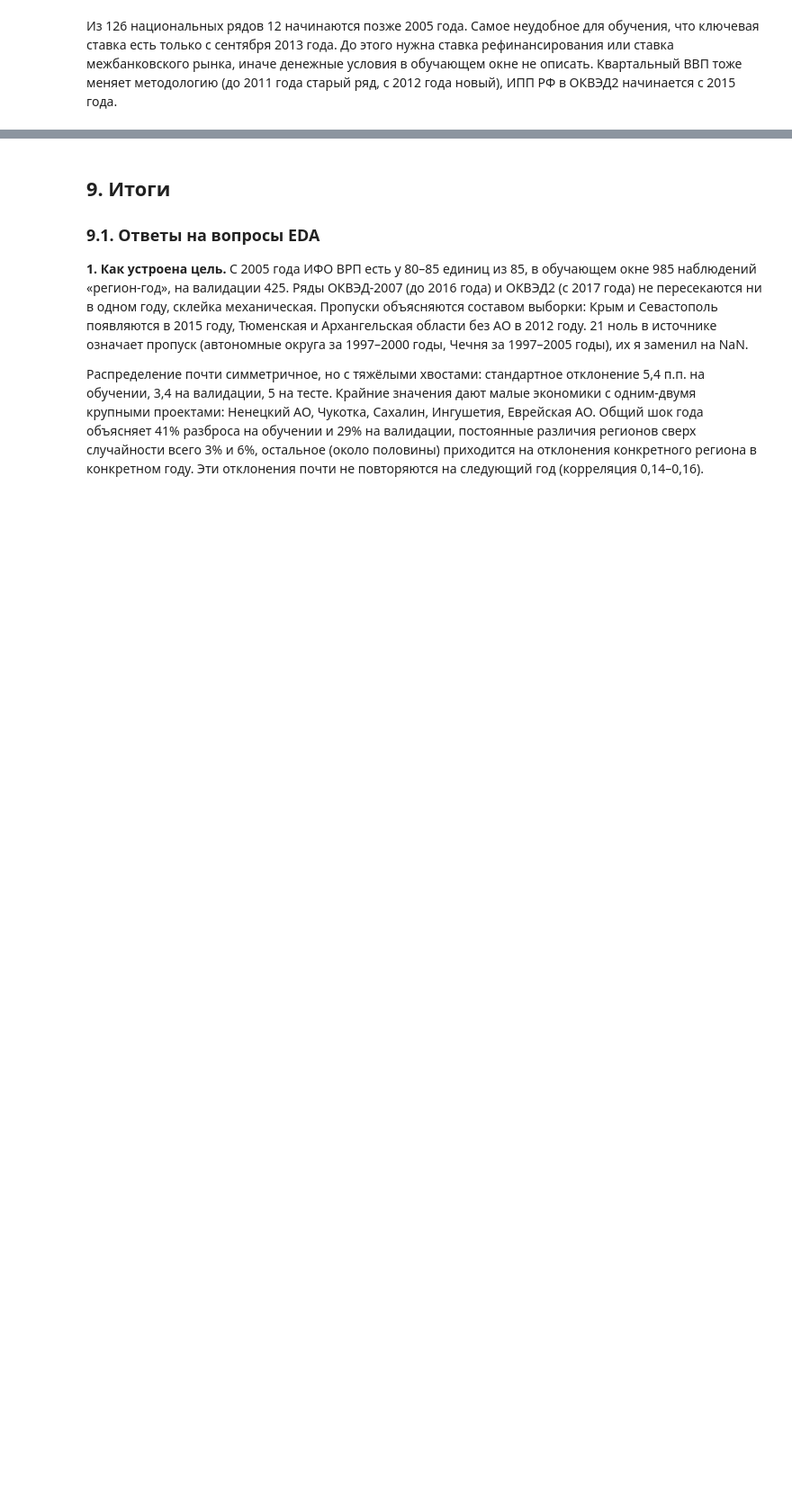
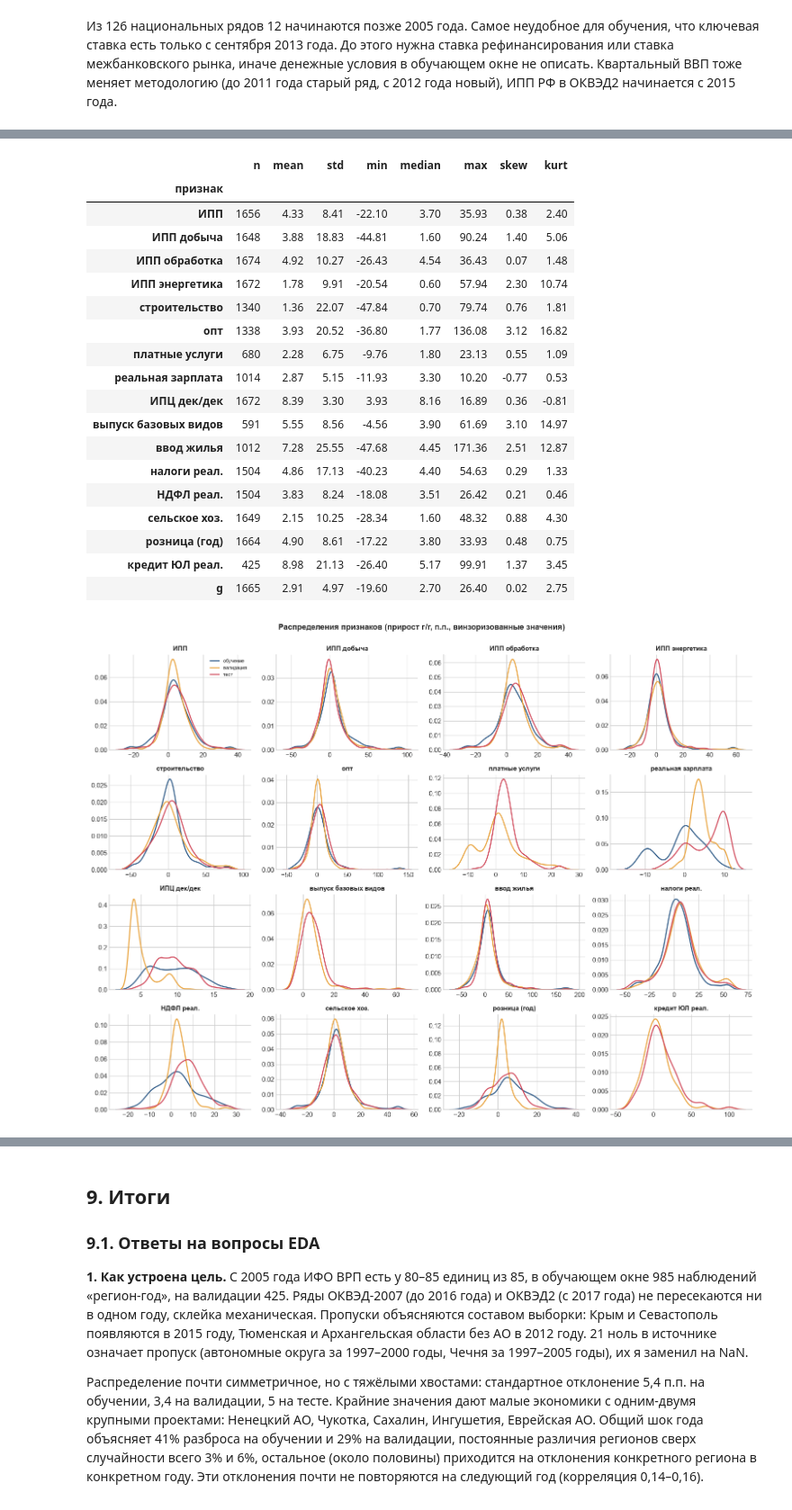
Before and after one commit to shdw53/macroeconomic-nowcasting, a Jupyter notebook: EDA/eda.ipynb, the cells around one changed output, grey strips where cells are left out. Shown at 90% size. Saved outputs shown, nothing was run; the diff lists cells and outputs as text; code cells hidden in the pictures; blank space fills up the shorter version.

```diff
--- a/EDA/eda.ipynb
+++ b/EDA/eda.ipynb
@@ -1213,0 +1311,49 @@ nat_cov[nat_cov["начало"] > "2005-01-01"]
+# %%
+X = Fw[Fw.year.between(TRAIN[0], TEST[1])].copy()
+X["period"] = X.year.map(period_of)
+
+rows = []
+for f in COLS + ["g"]:
+    s = X[f].dropna()
+    rows.append({"признак": f, "n": len(s), "mean": s.mean(), "std": s.std(), "min": s.min(), "median": s.median(),
+                 "max": s.max(), "skew": stats.skew(s), "kurt": stats.kurtosis(s)})
+display(pd.DataFrame(rows).set_index("признак").round(2))
+
+ncol = 4
+nrow = int(np.ceil(len(COLS) / ncol))
+fig, axes = plt.subplots(nrow, ncol, figsize=(14, 2.6 * nrow))
+for ax, f in zip(axes.ravel(), COLS):
+    for lab in ["обучение", "валидация", "тест"]:
+        s = X.loc[X.period == lab, f].dropna()
+        if len(s) >= 30 and s.std() > 0:
+            sns.kdeplot(s, ax=ax, color=PERIOD_COL[lab], lw=1.6, label=lab, common_norm=False)
+    ax.set_title(f, fontsize=10)
+    ax.set_xlabel("")
+    ax.set_ylabel("")
+for ax in axes.ravel()[len(COLS):]:
+    ax.axis("off")
+axes.ravel()[0].legend(fontsize=7)
+fig.suptitle("Распределения признаков (прирост г/г, п.п., винзоризованные значения)", y=1.00, fontweight="bold")
+plt.tight_layout()
+plt.show()
+# %% [output]
+|  | n | mean | std | min | median | max | skew | kurt |
+| признак |  |  |  |  |  |  |  |  |
+| ИПП | 1656 | 4.33 | 8.41 | -22.10 | 3.70 | 35.93 | 0.38 | 2.40 |
+| ИПП добыча | 1648 | 3.88 | 18.83 | -44.81 | 1.60 | 90.24 | 1.40 | 5.06 |
+| ИПП обработка | 1674 | 4.92 | 10.27 | -26.43 | 4.54 | 36.43 | 0.07 | 1.48 |
+| ИПП энергетика | 1672 | 1.78 | 9.91 | -20.54 | 0.60 | 57.94 | 2.30 | 10.74 |
+| строительство | 1340 | 1.36 | 22.07 | -47.84 | 0.70 | 79.74 | 0.76 | 1.81 |
+| опт | 1338 | 3.93 | 20.52 | -36.80 | 1.77 | 136.08 | 3.12 | 16.82 |
+| платные услуги | 680 | 2.28 | 6.75 | -9.76 | 1.80 | 23.13 | 0.55 | 1.09 |
+| реальная зарплата | 1014 | 2.87 | 5.15 | -11.93 | 3.30 | 10.20 | -0.77 | 0.53 |
+| ИПЦ дек/дек | 1672 | 8.39 | 3.30 | 3.93 | 8.16 | 16.89 | 0.36 | -0.81 |
+| выпуск базовых видов | 591 | 5.55 | 8.56 | -4.56 | 3.90 | 61.69 | 3.10 | 14.97 |
+| ввод жилья | 1012 | 7.28 | 25.55 | -47.68 | 4.45 | 171.36 | 2.51 | 12.87 |
+| налоги реал. | 1504 | 4.86 | 17.13 | -40.23 | 4.40 | 54.63 | 0.29 | 1.33 |
+| НДФЛ реал. | 1504 | 3.83 | 8.24 | -18.08 | 3.51 | 26.42 | 0.21 | 0.46 |
+| сельское хоз. | 1649 | 2.15 | 10.25 | -28.34 | 1.60 | 48.32 | 0.88 | 4.30 |
+| розница (год) | 1664 | 4.90 | 8.61 | -17.22 | 3.80 | 33.93 | 0.48 | 0.75 |
+| кредит ЮЛ реал. | 425 | 8.98 | 21.13 | -26.40 | 5.17 | 99.91 | 1.37 | 3.45 |
+| g | 1665 | 2.91 | 4.97 | -19.60 | 2.70 | 26.40 | 0.02 | 2.75 |
+[figure, added]
```
Also changed, not shown: parts of 10 cells of this notebook.
